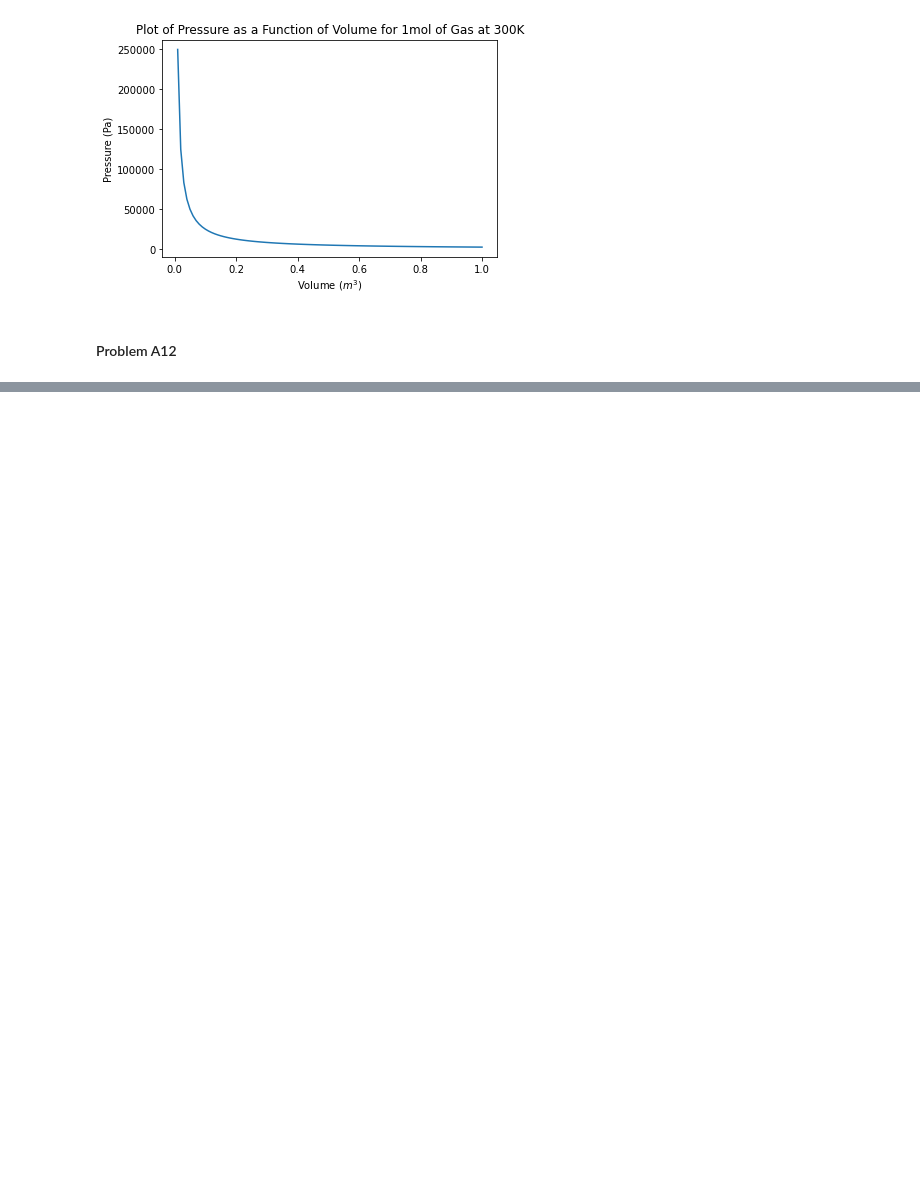
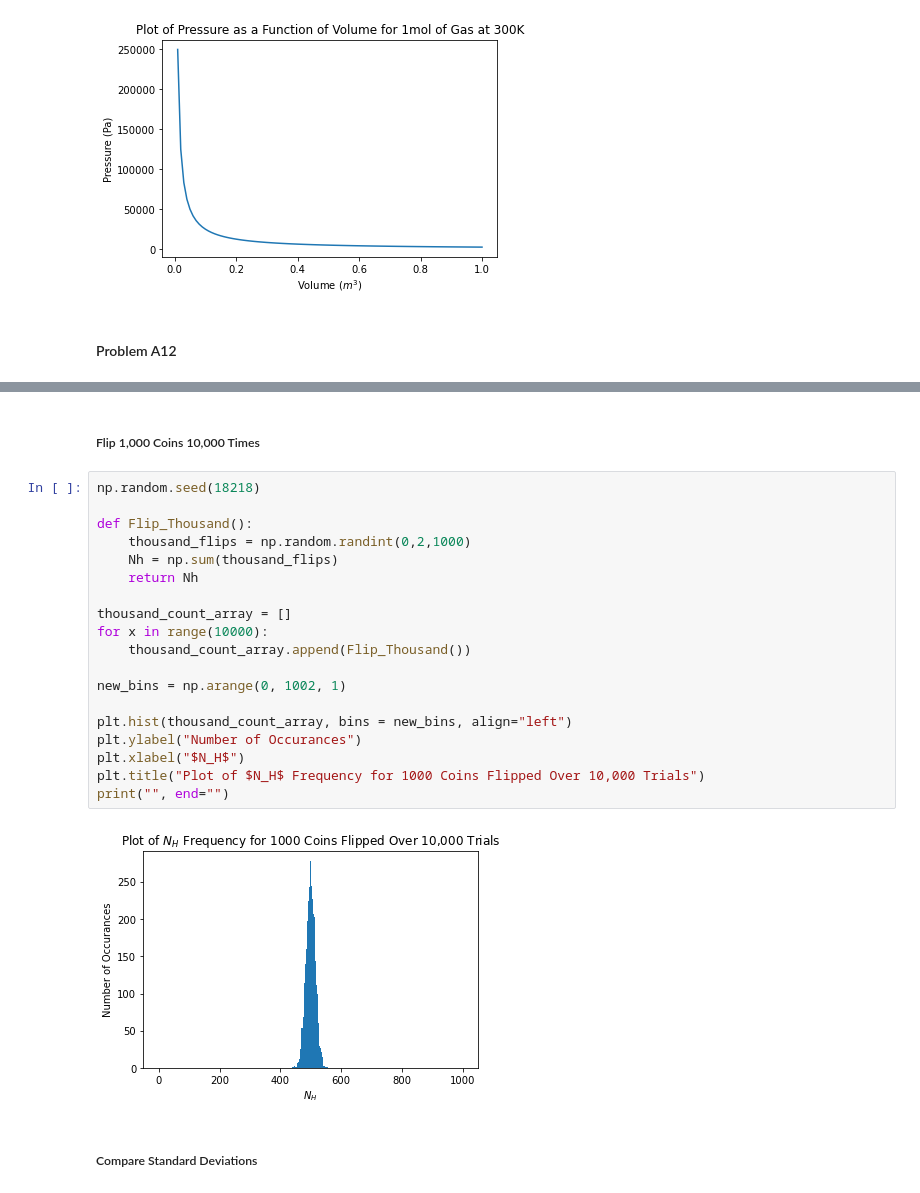
Before and after one commit to benf549/PChem-Problem-Sets, a Jupyter notebook: Problem Set 1.ipynb, the cells around one changed output, grey strips where cells are left out. Drawn from its saved outputs; the diff is of its cells as text; blank space fills up the shorter version.

```diff
--- a/Problem Set 1.ipynb
+++ b/Problem Set 1.ipynb
@@ -170,0 +178,25 @@ plt.legend([plot1, plot2], ["300K", "150K"], title="Gas Temperature")
+# %% [markdown]
+<h5>Flip 1,000 Coins 10,000 Times</h5>
+# %%
+np.random.seed(18218)
+
+def Flip_Thousand():
+    thousand_flips = np.random.randint(0,2,1000)
+    Nh = np.sum(thousand_flips)
+    return Nh
+
+thousand_count_array = []
+for x in range(10000):
+    thousand_count_array.append(Flip_Thousand())
+
+new_bins = np.arange(0, 1002, 1)
+
+plt.hist(thousand_count_array, bins = new_bins, align="left")
+plt.ylabel("Number of Occurances")
+plt.xlabel("$N_H$")
+plt.title("Plot of $N_H$ Frequency for 1000 Coins Flipped Over 10,000 Trials")
+print("", end="")
+# %% [output]
+[figure, added]
+# %% [markdown]
+<h5>Compare Standard Deviations</h5>
```
Also changed, not shown: parts of 22 cells of this notebook.
